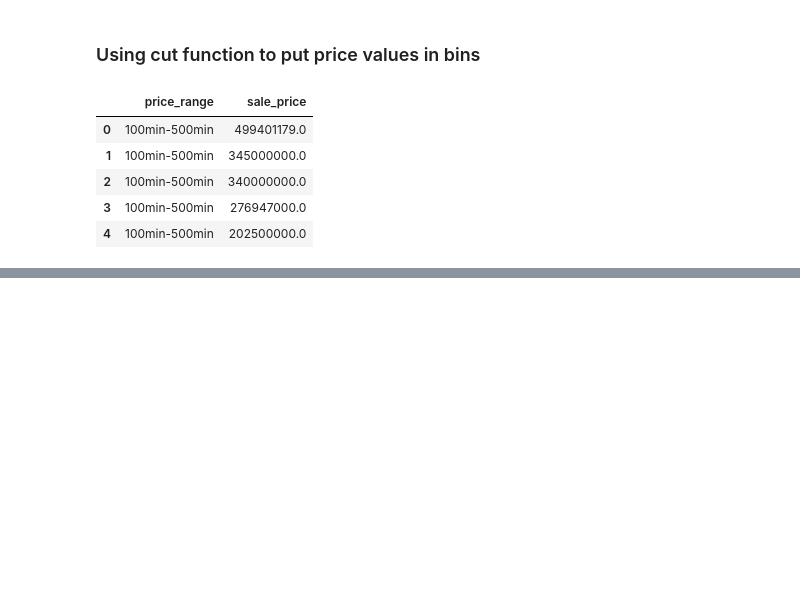
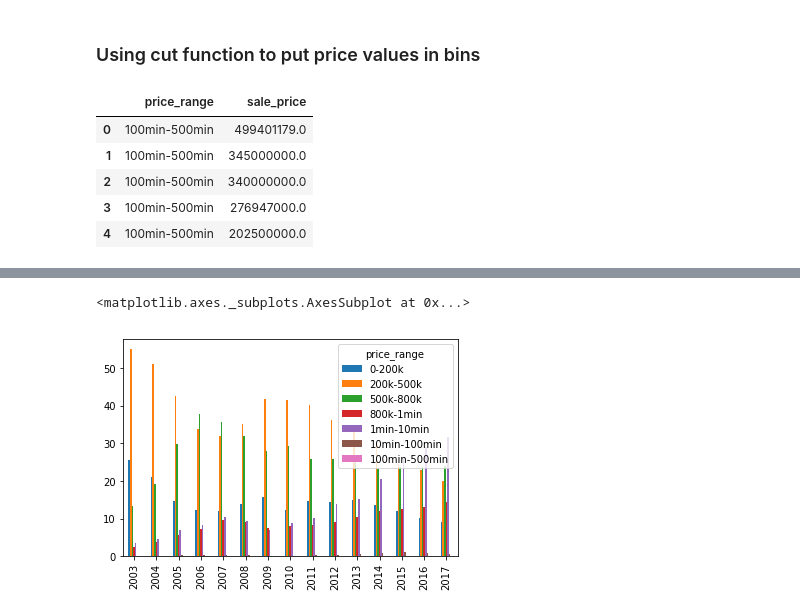
Before and after one commit to deeptirajput/testRepo, a Jupyter notebook: Booklyn_houses.ipynb, the cells around one changed output, grey strips where cells are left out. Cells and saved outputs as stored; diff of their text form; code cells hidden in the pictures; blank space fills up the shorter version.

```diff
--- a/Booklyn_houses.ipynb
+++ b/Booklyn_houses.ipynb
@@ -165,0 +196,9 @@ KeyboardInterrupt:
+# %%
+def conv(year):
+    return housing_data[housing_data['year_of_sale']==year].groupby('price_range').size()
+# %%
+housing_data_conv = conv(2010)
+# %%
+x=housing_data_conv
+percentage_total = x/sum(x)*100
+percentage_total
@@ -165,0 +215,11 @@ KeyboardInterrupt:
+# %%
+year_names = list(range(2003,2018))
+perc_total = []
+
+for year in year_names:
+    x=conv(year)
+    percentage_total = x/sum(x)*100
+    perc_total.append(percentage_total)
+
+df_years = pd.DataFrame(perc_total, index= year_names)
+df_years.head()
@@ -165,0 +233,5 @@ KeyboardInterrupt:
+# %%
+df_years.plot(kind='bar')
+# %% [output]
+<matplotlib.axes._subplots.AxesSubplot at 0x...>
+[figure, added]
```
Also changed, not shown: parts of 51 cells of this notebook.
